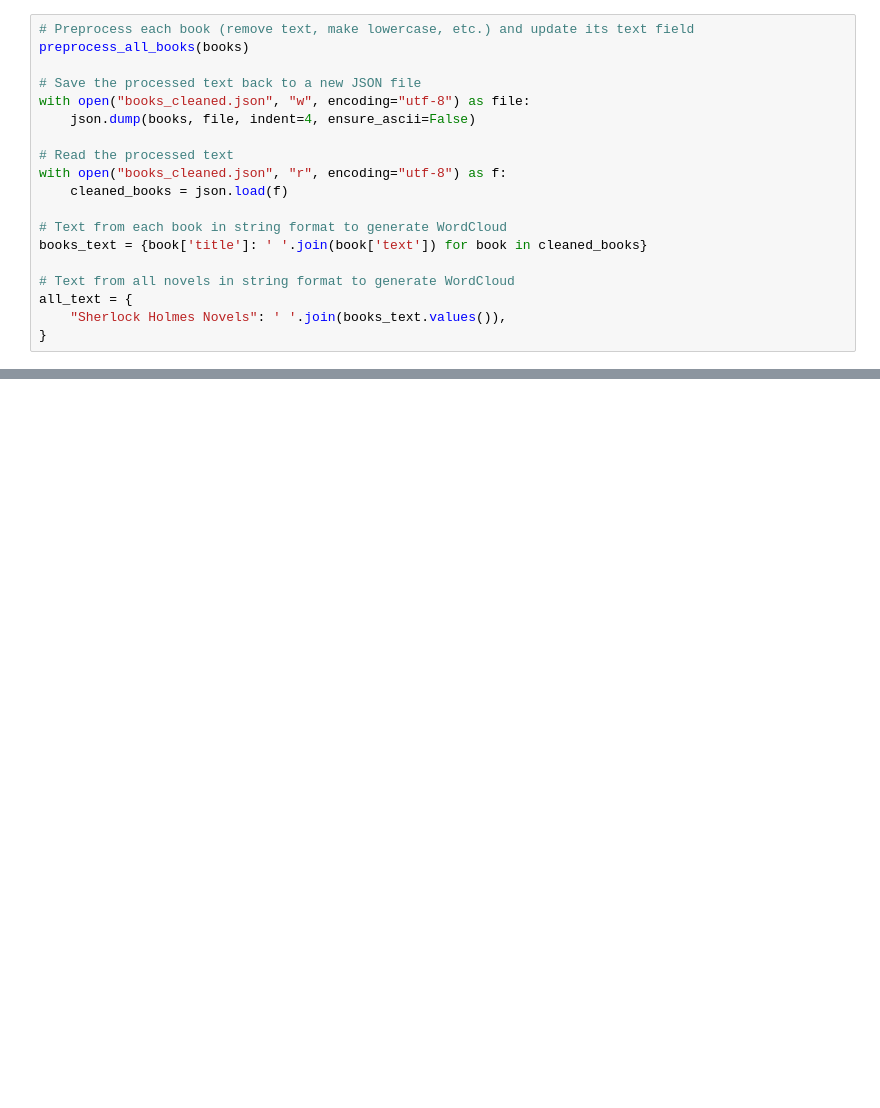
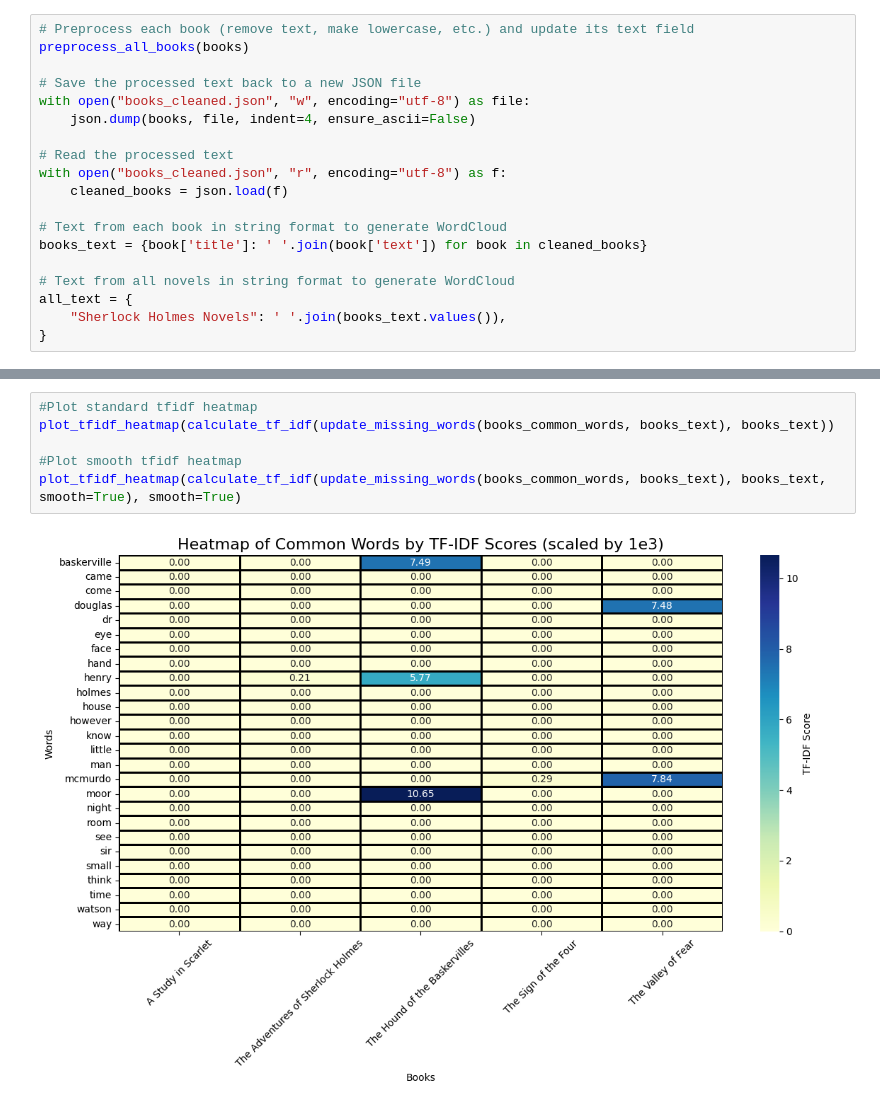
Before and after one commit to chayre/word_frequency_analysis, a Jupyter notebook: jupyter_notebook.ipynb, the cells around one changed output, grey strips where cells are left out. Drawn from its saved outputs; the diff is of its cells as text; blank space fills up the shorter version.

```diff
--- a/jupyter_notebook.ipynb
+++ b/jupyter_notebook.ipynb
@@ -187,0 +616,8 @@ create_wordcloud(all_text, color_func)
+# %%
+#Plot standard tfidf heatmap
+plot_tfidf_heatmap(calculate_tf_idf(update_missing_words(books_common_words, books_text), books_text))
+
+#Plot smooth tfidf heatmap
+plot_tfidf_heatmap(calculate_tf_idf(update_missing_words(books_common_words, books_text), books_text, smooth=True), smooth=True)
+# %% [output]
+[figure, added]
```
Also changed, not shown: parts of 26 cells of this notebook, 4 other files.
